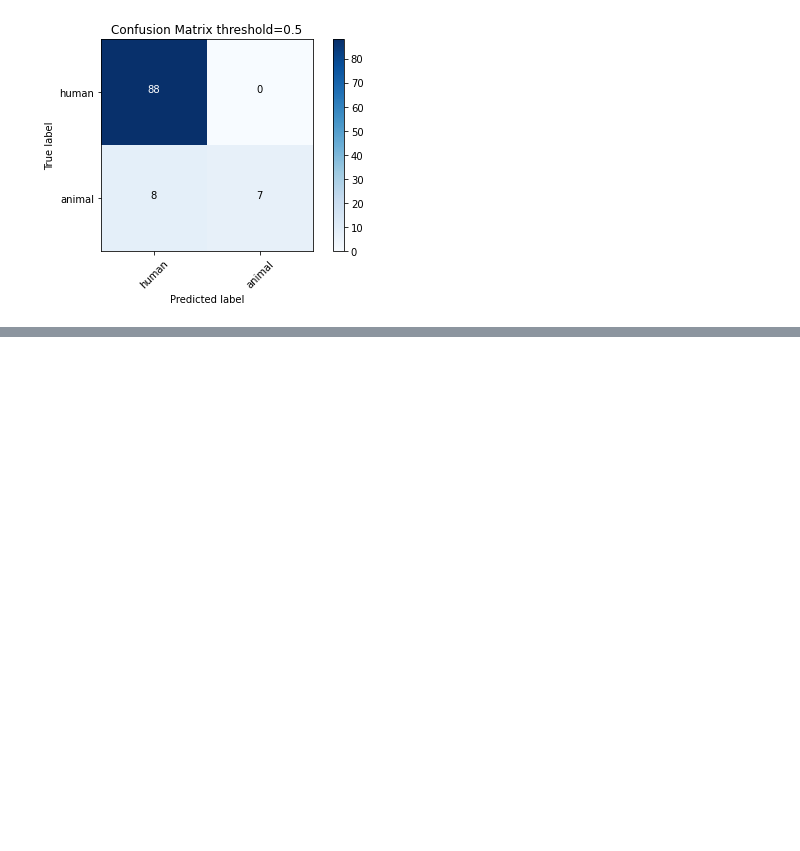
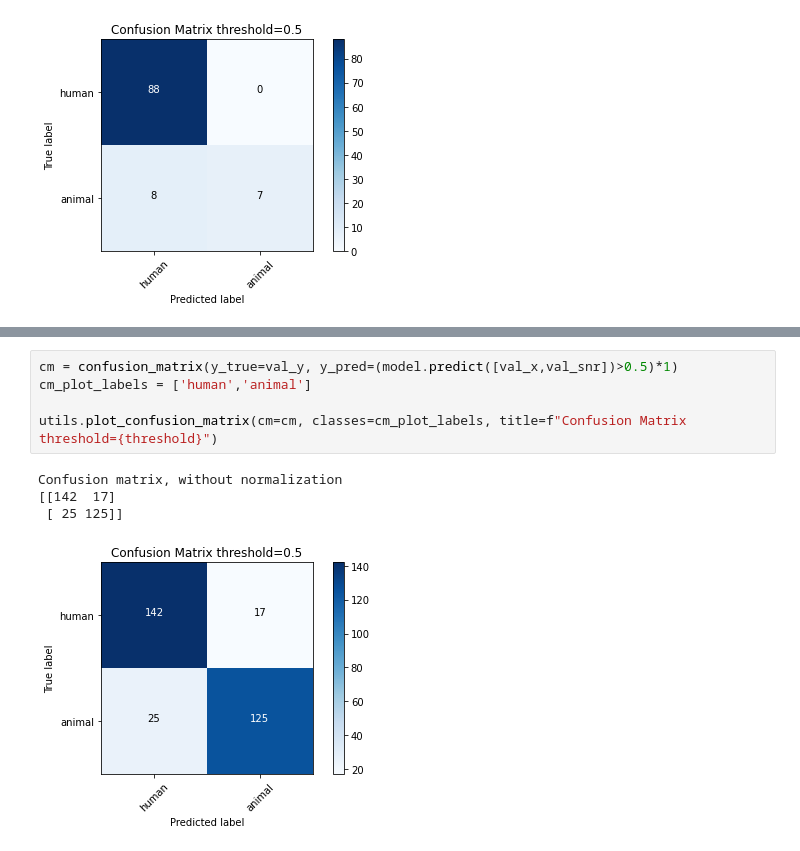
Before and after one commit to ShaulSolomon/sota-mafat-radar, a Jupyter notebook: notebooks/[Hernan]SNR_exploration.ipynb, the cells around one changed output, grey strips where cells are left out. Drawn from its saved outputs; the diff is of its cells as text; blank space fills up the shorter version.

```diff
--- a/notebooks/[Hernan]SNR_exploration.ipynb
+++ b/notebooks/[Hernan]SNR_exploration.ipynb
@@ -399,0 +510,10 @@ next, we'll try adding the SNR type as a variable to the model in the Fully conn
+# %%
+cm = confusion_matrix(y_true=val_y, y_pred=(model.predict([val_x,val_snr])>0.5)*1)
+cm_plot_labels = ['human','animal']
+
+utils.plot_confusion_matrix(cm=cm, classes=cm_plot_labels, title=f"Confusion Matrix threshold={threshold}")
+# %% [output]
+Confusion matrix, without normalization
+[[142  17]
+ [ 25 125]]
+[figure, added]
```
Also changed, not shown: parts of 11 cells of this notebook.
